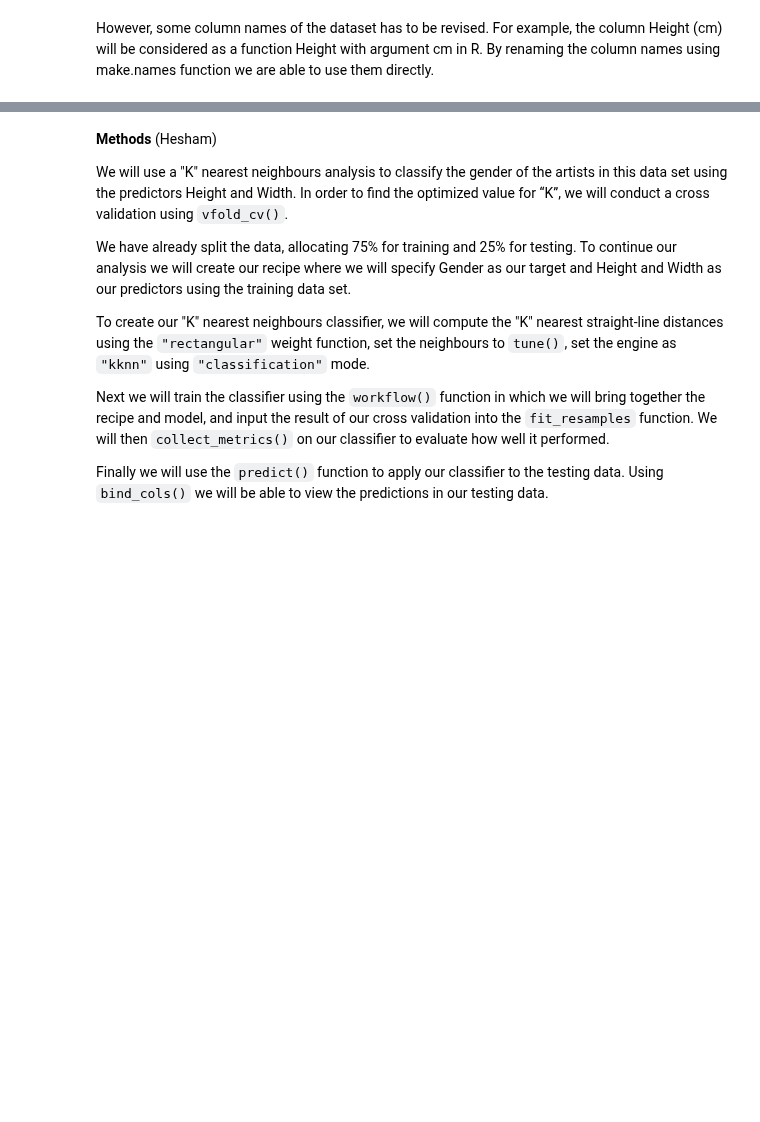
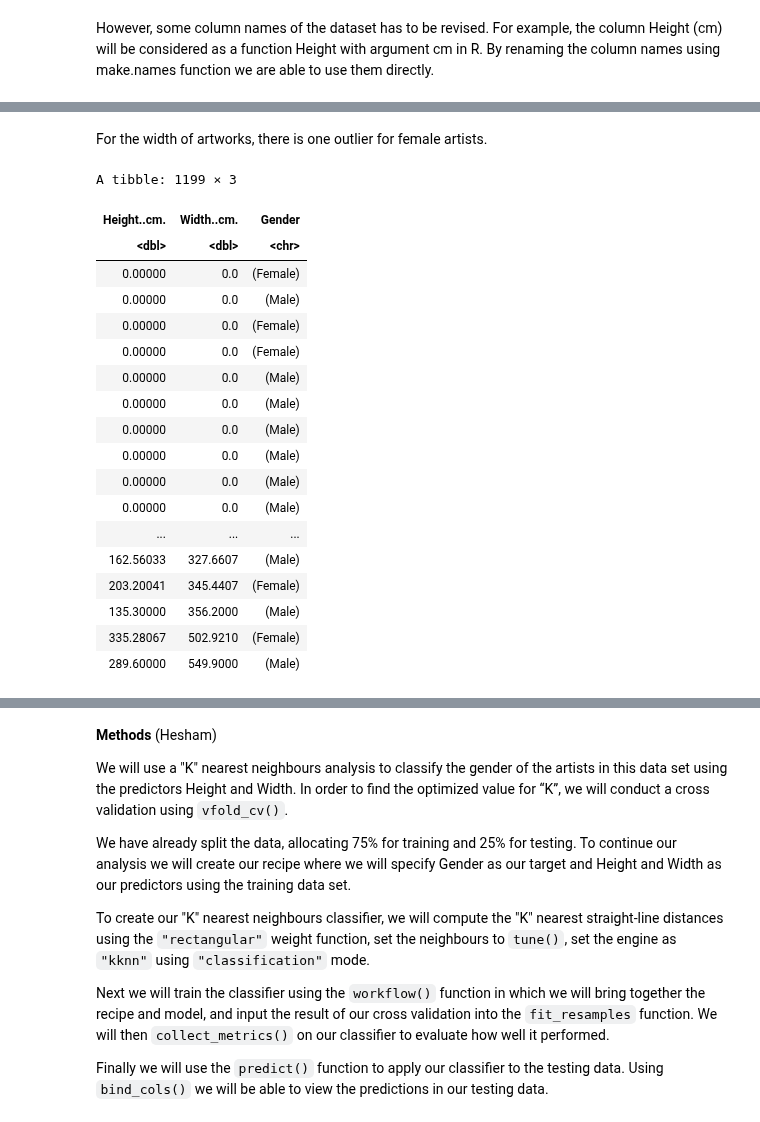
Before and after one commit to annekedresselhuis/DSCI-Group-Project, a Jupyter notebook: group_28_preliminary_analysis..ipynb, the cells around one changed output, grey strips where cells are left out. Drawn from its saved outputs; the diff is of its cells as text; code cells hidden in the pictures; blank space fills up the shorter version.

```diff
--- a/group_28_preliminary_analysis..ipynb
+++ b/group_28_preliminary_analysis..ipynb
@@ -275,0 +271,26 @@ Warning message:
+# %% [markdown]
+For the width of artworks, there is one outlier for female artists.
+# %%
+artworks_width_revised <- arrange(artworks_both, Width..cm.) %>%
+                          slice(1:(n()-1))
+artworks_width_revised
+# %% [output]
+A tibble: 1199 × 3
+| Height..cm. | Width..cm. | Gender |
+| <dbl> | <dbl> | <chr> |
+| 0.00000 | 0.0 | (Female) |
+| 0.00000 | 0.0 | (Male) |
+| 0.00000 | 0.0 | (Female) |
+| 0.00000 | 0.0 | (Female) |
+| 0.00000 | 0.0 | (Male) |
+| 0.00000 | 0.0 | (Male) |
+| 0.00000 | 0.0 | (Male) |
+| 0.00000 | 0.0 | (Male) |
+| 0.00000 | 0.0 | (Male) |
+| 0.00000 | 0.0 | (Male) |
+| ... | ... | ... |
+| 162.56033 | 327.6607 | (Male) |
+| 203.20041 | 345.4407 | (Female) |
+| 135.30000 | 356.2000 | (Male) |
+| 335.28067 | 502.9210 | (Female) |
+| 289.60000 | 549.9000 | (Male) |
```
Also changed, not shown: parts of 9 cells of this notebook.
